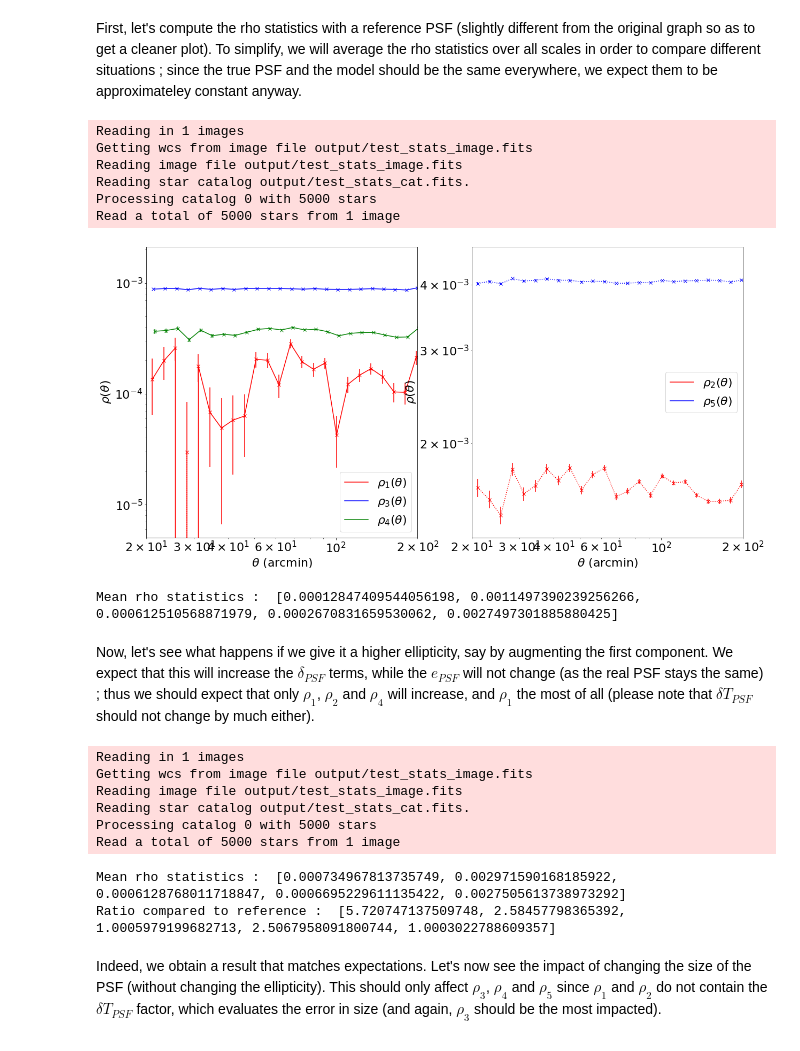
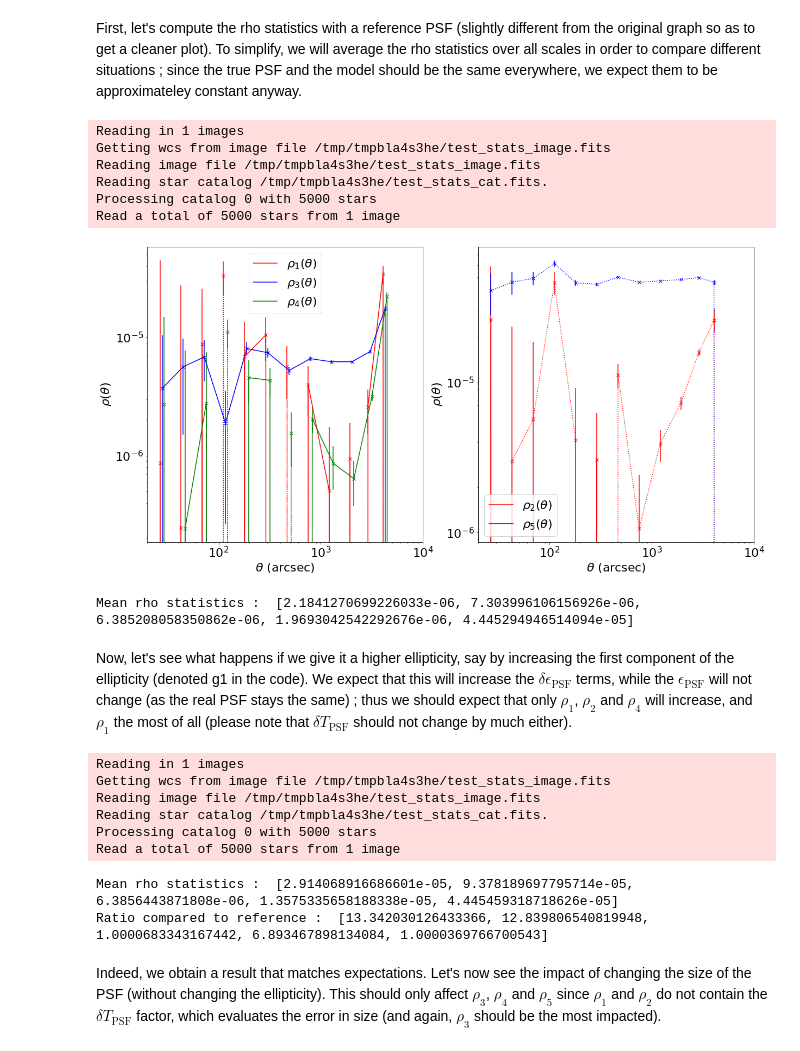
Before and after one commit to CosmoStat/Shear-and-PSF-Reading-Group, a Jupyter notebook: notebooks/rho-statistics.ipynb, the cells around one changed output. Saved outputs shown, nothing was run; the diff lists cells and outputs as text; code cells hidden in the pictures.

```diff
--- a/notebooks/rho-statistics.ipynb
+++ b/notebooks/rho-statistics.ipynb
@@ -27,13 +36,16 @@ import os
 import numpy as np
 import fitsio
 import piff
+import tempfile
 import matplotlib.pyplot as plt
 plt.rcParams.update({'font.size': 22})
 
-def setup(sigma = 0.13,g1 = 0.15,g2 = 0,du = 0,dv = 0,flux = 123.45,stamp_size=2048,n_stars=5000,point_array=None,plot=False,randomize_ell=False):
+output_dir = tempfile.mkdtemp()
+
+def setup(sigma = 0.5,g1 = 0.02,g2 = 0,du = 0,dv = 0,flux = 123.45,stamp_size=2048,n_stars=5000,point_array=None,plot=False,randomize_ell=False):
     """Build an input image and catalog used by a few tests below.
     """
-    wcs = galsim.PixelScale(0.05)
+    wcs = galsim.PixelScale(0.263)
     image = galsim.Image(stamp_size, stamp_size, wcs=wcs)
 
     # Where to put the stars.
@@ -51,12 +63,13 @@ def setup(sigma = 0.13,g1 = 0.15,g2 = 0,du = 0,dv = 0,flux = 123.45,stamp_size=2
         offset = galsim.PositionD(x-int(x)-0.5, y-int(y)-0.5)
         psf.drawImage(image=image2[bounds], method='no_pixel', offset=offset)
         image += image2
+    image.addNoise(galsim.GaussianNoise(rng=galsim.BaseDeviate(1234), sigma=1e-6))
     if plot:
         plt.figure(figsize=(15,15))
         plt.imshow(image.array)
         plt.show()
     # Write out the image to a file
-    image_file = os.path.join('output','test_stats_image.fits')
+    image_file = os.path.join(output_dir,'test_stats_image.fits')
     image.write(image_file)
 
     # Write out the catalog to a file
@@ -64,5 +77,5 @@ def setup(sigma = 0.13,g1 = 0.15,g2 = 0,du = 0,dv = 0,flux = 123.45,stamp_size=2
     data = np.empty(len(x_list), dtype=dtype)
     data['x'] = x_list
     data['y'] = y_list
-    cat_file = os.path.join('output','test_stats_cat.fits')
+    cat_file = os.path.join(output_dir,'test_stats_cat.fits')
     fitsio.write(cat_file, data, clobber=True)
@@ -78,21 +91,19 @@ setup(stamp_size=stamp_size,n_stars=n_stars,point_array=point_array,plot=True)
 # %%
 logger = piff.config.setup_logger(verbose=2)
-image_file = os.path.join('output','test_stats_image.fits')
-cat_file = os.path.join('output','test_stats_cat.fits')
-psf_file = os.path.join('output','test_rhostats.fits')
-rho_file = os.path.join('output','test_rhostats.pdf')
+image_file = os.path.join(output_dir,'test_stats_image.fits')
+cat_file = os.path.join(output_dir,'test_stats_cat.fits')
 config = {
     'input' : {
         'image_file_name' : image_file,
         'cat_file_name' : cat_file,
-        'stamp_size' : 48
+        'stamp_size' : 30
     }
 }
 
 # Test rho statistics directly.
 min_sep = 20
-max_sep = 1000
-bin_size = 0.1
+max_sep = 10000
+bin_size = 0.5
 # %%
 def plot_single(ax, rho, color, marker, offset=0., num=1):
         # Add a single rho stat to the plot.
@@ -118,14 +129,14 @@ def compute_rho_stats_mean(sigma,g1,g2,du,dv,flux,plot=False):
 
     if plot:
         fig, (ax1,ax2) = plt.subplots(1,2,figsize=(20,10))
-        ax1.set_xlabel(r'$\theta$ (arcmin)')
+        ax1.set_xlabel(r'$\theta$ (arcsec)')
         ax1.set_ylabel(r'$\rho(\theta)$')
-        ax1.set_xlim(20,200)
+        ax1.set_xlim(min_sep,max_sep)
         ax1.set_xscale('log')
         ax1.set_yscale('log', nonposy='clip')
-        ax2.set_xlabel(r'$\theta$ (arcmin)')
+        ax2.set_xlabel(r'$\theta$ (arcsec)')
         ax2.set_ylabel(r'$\rho(\theta)$')
-        ax2.set_xlim(20,200)
+        ax2.set_xlim(min_sep,max_sep)
         ax2.set_xscale('log')
         ax2.set_yscale('log', nonposy='clip')
         plot_single(ax1,rhos[0],"red","x",num=1)
@@ -141,28 +152,28 @@ def compute_rho_stats_mean(sigma,g1,g2,du,dv,flux,plot=False):
 # %% [markdown]
 First, let's compute the rho statistics with a reference PSF (slightly different from the original graph so as to get a cleaner plot). To simplify, we will average the rho statistics over all scales in order to compare different situations ; since the true PSF and the model should be the same everywhere, we expect them to be approximateley constant anyway.
 # %%
-sigma = 0.16
-g1 = 0.15
+sigma = 0.55
+g1 = 0.02
 g2 = 0
 du = 0.  # in arcsec
 dv = 0.
 flux = 123.45
 ref_rho_stats = compute_rho_stats_mean(sigma,g1,g2,du,dv,flux,plot=True)
 print("Mean rho statistics : ",ref_rho_stats)
 # %% [output]
 Reading in 1 images
-Getting wcs from image file output/test_stats_image.fits
-Reading image file output/test_stats_image.fits
-Reading star catalog output/test_stats_cat.fits.
+Getting wcs from image file /tmp/tmpbla4s3he/test_stats_image.fits
+Reading image file /tmp/tmpbla4s3he/test_stats_image.fits
+Reading star catalog /tmp/tmpbla4s3he/test_stats_cat.fits.
 Processing catalog 0 with 5000 stars
 Read a total of 5000 stars from 1 image
-[figure, old version]
+[figure, new version]
-Mean rho statistics :  [0.00012847409544056198, 0.0011497390239256266, 0.000612510568871979, 0.0002670831659530062, 0.0027497301885880425]
+Mean rho statistics :  [2.1841270699226033e-06, 7.303996106156926e-06, 6.385208058350862e-06, 1.9693042542292676e-06, 4.445294946514094e-05]
 # %% [markdown]
-Now, let's see what happens if we give it a higher ellipticity, say by augmenting the first component. We expect that this will increase the $\delta_{PSF}$ terms, while the $e_{PSF}$ will not change (as the real PSF stays the same) ; thus we should expect that only $\rho_1$, $\rho_2$ and $\rho_4$ will increase, and $\rho_1$ the most of all  (please note that $\delta T_{PSF}$ should not change by much either).
+Now, let's see what happens if we give it a higher ellipticity, say by increasing the first component of the ellipticity (denoted g1 in the code). We expect that this will increase the $\delta\epsilon_\text{PSF}$ terms, while the $\epsilon_\text{PSF}$ will not change (as the real PSF stays the same) ; thus we should expect that only $\rho_1$, $\rho_2$ and $\rho_4$ will increase, and $\rho_1$ the most of all  (please note that $\delta T_\text{PSF}$ should not change by much either).
 # %%
-sigma = 0.16
-g1 = 0.17
+sigma = 0.55
+g1 = 0.025
 g2 = 0
 du = 0.  # in arcsec
 dv = 0.
@@ -172,13 +183,13 @@ print("Mean rho statistics : ",high_ellipticity_rho_stats)
 print("Ratio compared to reference : ",[high_ellipticity_rho_stats[i]/ref_rho_stats[i] for i in range(5)])
 # %% [output]
 Reading in 1 images
-Getting wcs from image file output/test_stats_image.fits
-Reading image file output/test_stats_image.fits
-Reading star catalog output/test_stats_cat.fits.
+Getting wcs from image file /tmp/tmpbla4s3he/test_stats_image.fits
+Reading image file /tmp/tmpbla4s3he/test_stats_image.fits
+Reading star catalog /tmp/tmpbla4s3he/test_stats_cat.fits.
 Processing catalog 0 with 5000 stars
 Read a total of 5000 stars from 1 image
-Mean rho statistics :  [0.000734967813735749, 0.002971590168185922, 0.0006128768011718847, 0.0006695229611135422, 0.0027505613738973292]
-Ratio compared to reference :  [5.720747137509748, 2.58457798365392, 1.0005979199682713, 2.5067958091800744, 1.0003022788609357]
+Mean rho statistics :  [2.914068916686601e-05, 9.378189697795714e-05, 6.3856443871808e-06, 1.3575335658188338e-05, 4.445459318718626e-05]
+Ratio compared to reference :  [13.342030126433366, 12.839806540819948, 1.0000683343167442, 6.893467898134084, 1.0000369766700543]
 # %% [markdown]
-Indeed, we obtain a result that matches expectations. Let's now see the impact of changing the size of the PSF (without changing the ellipticity). This should only affect $\rho_3$, $\rho_4$ and $\rho_5$ since $\rho_1$ and $\rho_2$ do not contain the $\delta T_{PSF}$ factor, which evaluates the error in size (and again, $\rho_3$ should be the most impacted).
+Indeed, we obtain a result that matches expectations. Let's now see the impact of changing the size of the PSF (without changing the ellipticity). This should only affect $\rho_3$, $\rho_4$ and $\rho_5$ since $\rho_1$ and $\rho_2$ do not contain the $\delta T_\text{PSF}$ factor, which evaluates the error in size (and again, $\rho_3$ should be the most impacted).
 # %%
```
Also changed, not shown: parts of 9 cells of this notebook, 1 other file.
